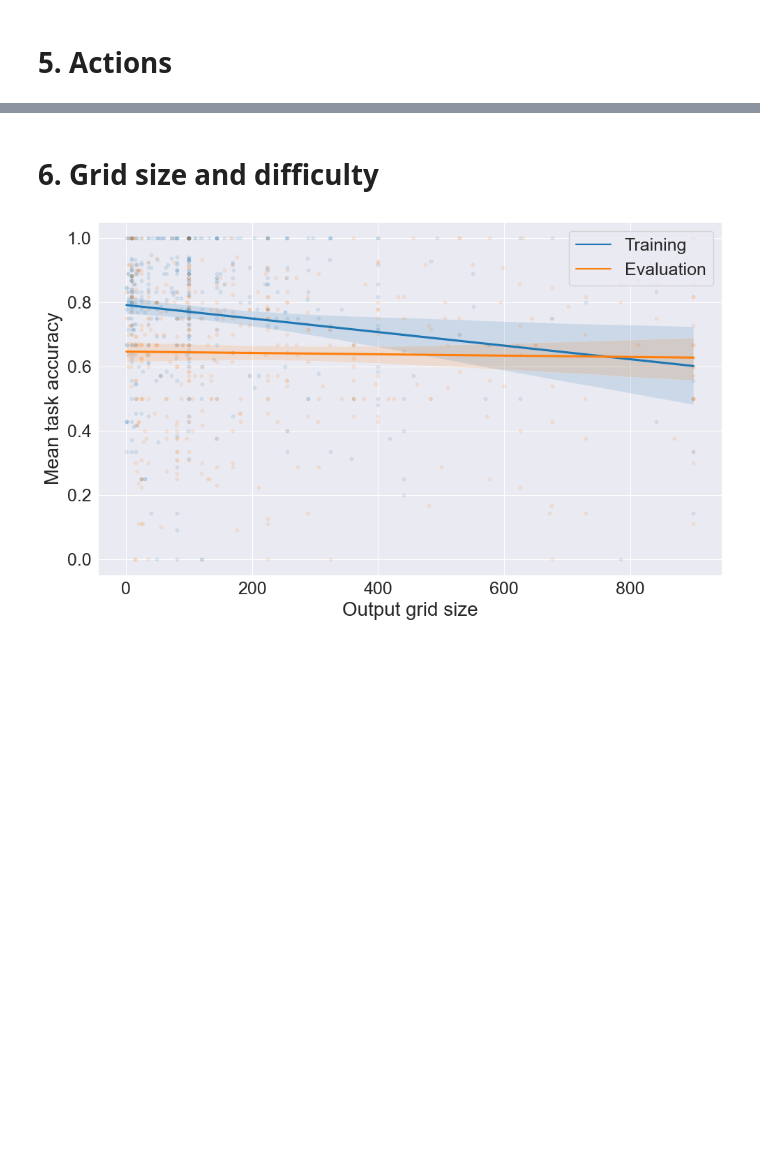
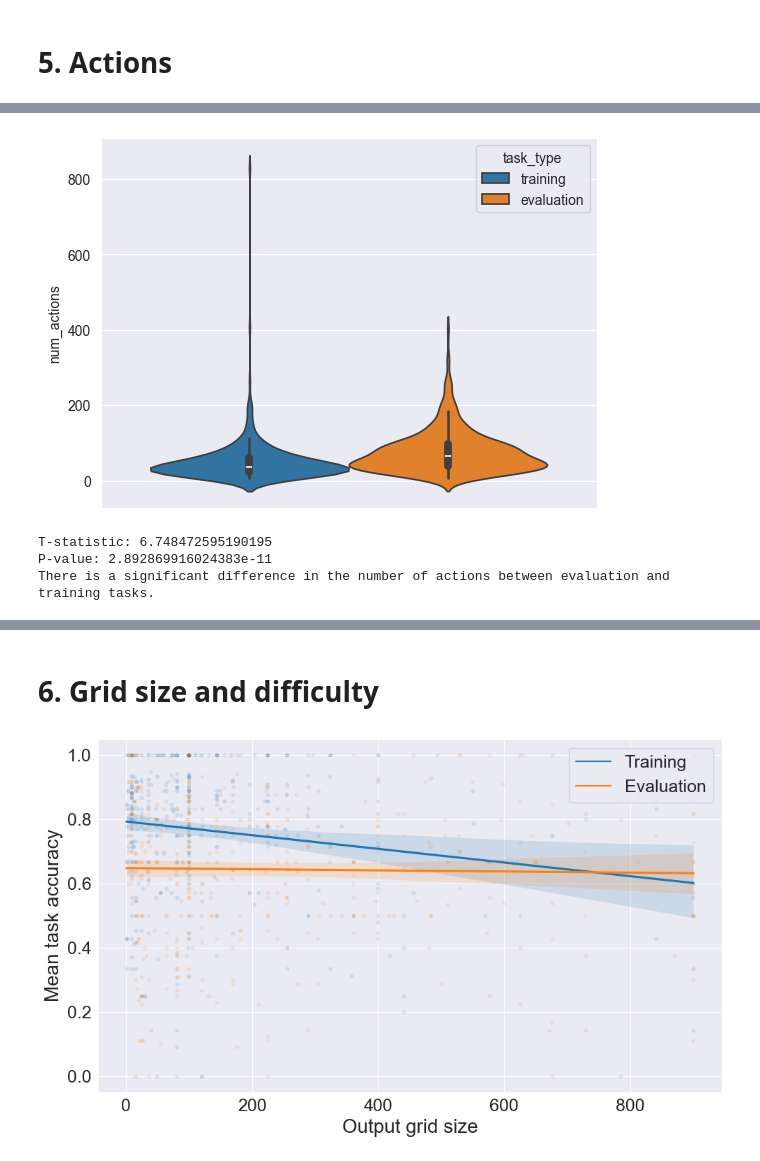
Before and after one commit to Le-Gris/h-arc, a Jupyter notebook: analysis/1-basic-results.ipynb, the cells around one changed output, grey strips where cells are left out. Saved outputs shown, nothing was run; the diff lists cells and outputs as text; code cells hidden in the pictures; blank space fills up the shorter version.

```diff
--- a/analysis/1-basic-results.ipynb
+++ b/analysis/1-basic-results.ipynb
@@ -1002,0 +1011,40 @@ Mean across both datasets: 33.23%
+# %%
+# get mean number of actions per task for solved attempts
+num_actions_per_task = df_summary.group_by("task_name", "solved").agg(
+    pl.first("task_type"), pl.mean("num_actions")
+)
+# %%
+# plot mean number of actions per task for solved attempts
+sns.violinplot(
+    num_actions_per_task.filter(pl.col("solved")), y="num_actions", hue="task_type"
+)
+plt.show()
+# %% [output]
+[figure, added]
+# %%
+# is there a significant difference in number of actions for evaluation tasks versus training tasks?
+# Perform t-test to compare number of actions for evaluation vs training tasks
+eval_actions = num_actions_per_task.filter(
+    (pl.col("task_type") == "evaluation") & (pl.col("solved"))
+)["num_actions"]
+training_actions = num_actions_per_task.filter(
+    (pl.col("task_type") == "training") & (pl.col("solved"))
+)["num_actions"]
+
+t_statistic, p_value = stats.ttest_ind(eval_actions, training_actions)
+
+print(f"T-statistic: {t_statistic}")
+print(f"P-value: {p_value}")
+
+if p_value < 0.05:
+    print(
+        "There is a significant difference in the number of actions between evaluation and training tasks."
+    )
+else:
+    print(
+        "There is no significant difference in the number of actions between evaluation and training tasks."
+    )
+# %% [output]
+T-statistic: 6.748472595190195
+P-value: 2.892869916024383e-11
+There is a significant difference in the number of actions between evaluation and training tasks.
```
Also changed, not shown: parts of 23 cells of this notebook, 5 other files.
